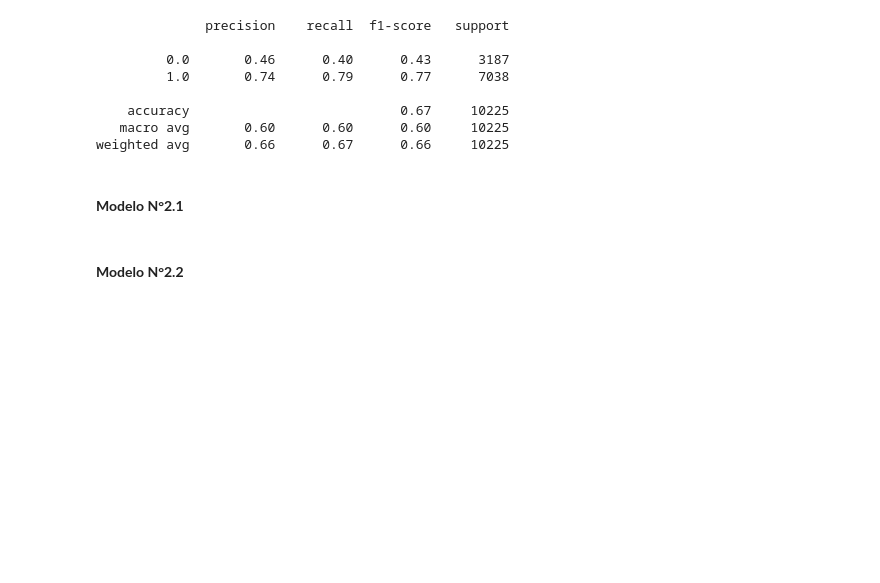
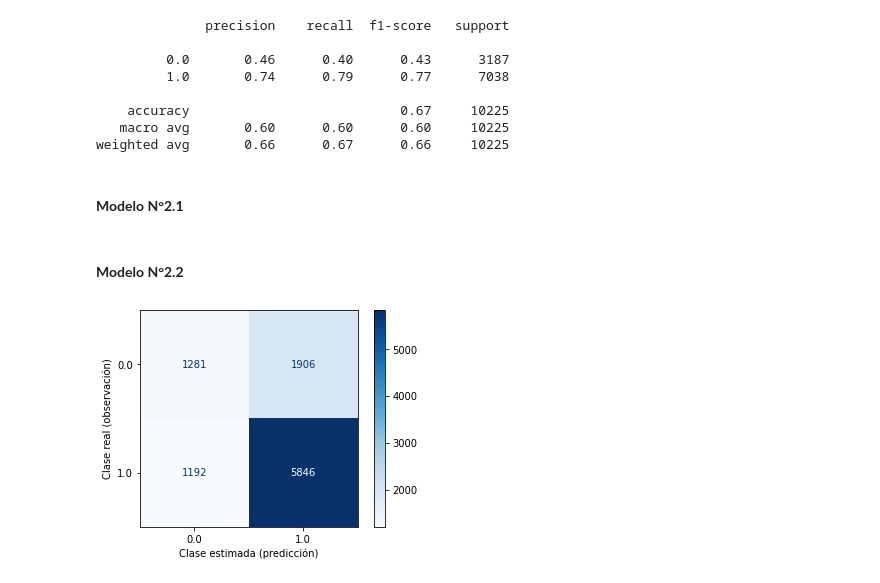
Before and after one commit to dar-rojas/MachineLearning-003D, a Jupyter notebook: modelling.ipynb, the cells around one changed output. Saved outputs shown, nothing was run; the diff lists cells and outputs as text; code cells hidden in the pictures; blank space fills up the shorter version.

```diff
--- a/modelling.ipynb
+++ b/modelling.ipynb
@@ -462,3 +515,19 @@ weighted avg       0.66      0.67      0.66     10225
 #### **Modelo N°2.1**
 # %% [markdown]
 #### **Modelo N°2.2**
+# %%
+knn_2_2C = skKNN_C(n_neighbors=9, p=1, weights='distance')
+knn_2_2C = knn_2_2C.fit(X_train, y_train)
+# %%
+Y_hat = knn_2_2C.predict(X_test)
+# %%
+#Matriz de Confusion
+matriz = confusion_matrix(y_test, Y_hat)
+
+grafico = ConfusionMatrixDisplay(confusion_matrix=matriz,display_labels=knn_2_2C.classes_)
+grafico.plot(cmap=plt.cm.Blues,values_format='g')
+plt.xlabel('Clase estimada (predicción)')
+plt.ylabel('Clase real (observación)')
+plt.show()
+# %% [output]
+[figure, added]
```
Also changed, not shown: parts of 20 cells of this notebook.
